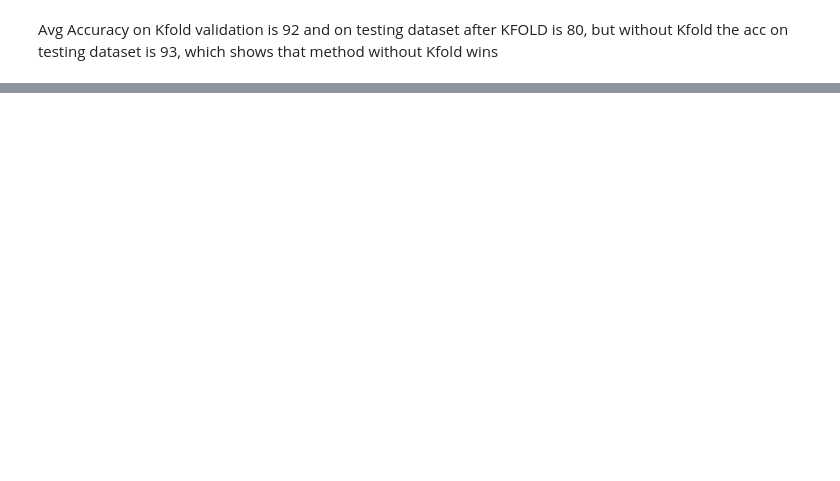
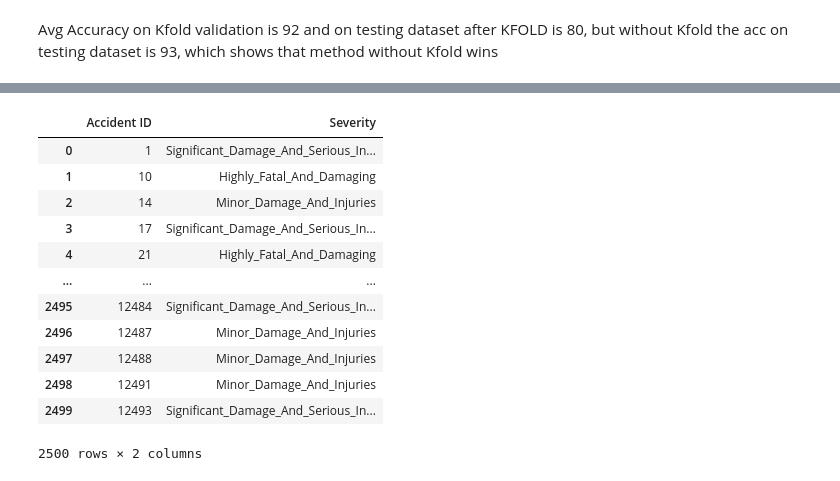
Before and after one commit to muhammad-usman147/HackhaThon-Flight-Incident, a Jupyter notebook: Untitled.ipynb, the cells around one changed output, grey strips where cells are left out. Drawn from its saved outputs; the diff is of its cells as text; code cells hidden in the pictures; blank space fills up the shorter version.

Commit message:
Final Commit, with prediction

```diff
--- a/Untitled.ipynb
+++ b/Untitled.ipynb
@@ -231,0 +280,2 @@ model.evaluate(xtest,ytest)
+# %%
+total_class = list(set(y_train))
@@ -231,0 +289,4 @@ model.evaluate(xtest,ytest)
+# %%
+classes = {}
+for x in range(len(total_class)):
+    classes[x] = total_class[x]
@@ -231,0 +300,25 @@ model.evaluate(xtest,ytest)
+# %%
+ids  = []
+output = []
+for i in range(len(testdata)):
+    pred_y = model.predict(np.array(scaled_x_tests.iloc[i,:].values).reshape((-1,11)))
+    ids.append(testdata.iloc[i,-1])
+    output.append(classes[pred_y[0].argmax()])
+# %%
+final_data = pd.DataFrame({'Accident ID':ids,'Severity':output})
+# %%
+final_data
+# %% [output]
+|  | Accident ID | Severity |
+| 0 | 1 | Significant_Damage_And_Serious_In... |
+| 1 | 10 | Highly_Fatal_And_Damaging |
+| 2 | 14 | Minor_Damage_And_Injuries |
+| 3 | 17 | Significant_Damage_And_Serious_In... |
+| 4 | 21 | Highly_Fatal_And_Damaging |
+| ... | ... | ... |
+| 2495 | 12484 | Significant_Damage_And_Serious_In... |
+| 2496 | 12487 | Minor_Damage_And_Injuries |
+| 2497 | 12488 | Minor_Damage_And_Injuries |
+| 2498 | 12491 | Minor_Damage_And_Injuries |
+| 2499 | 12493 | Significant_Damage_And_Serious_In... |
+2500 rows × 2 columns
```
Also changed, not shown: parts of 16 cells of this notebook, 2 other files.
